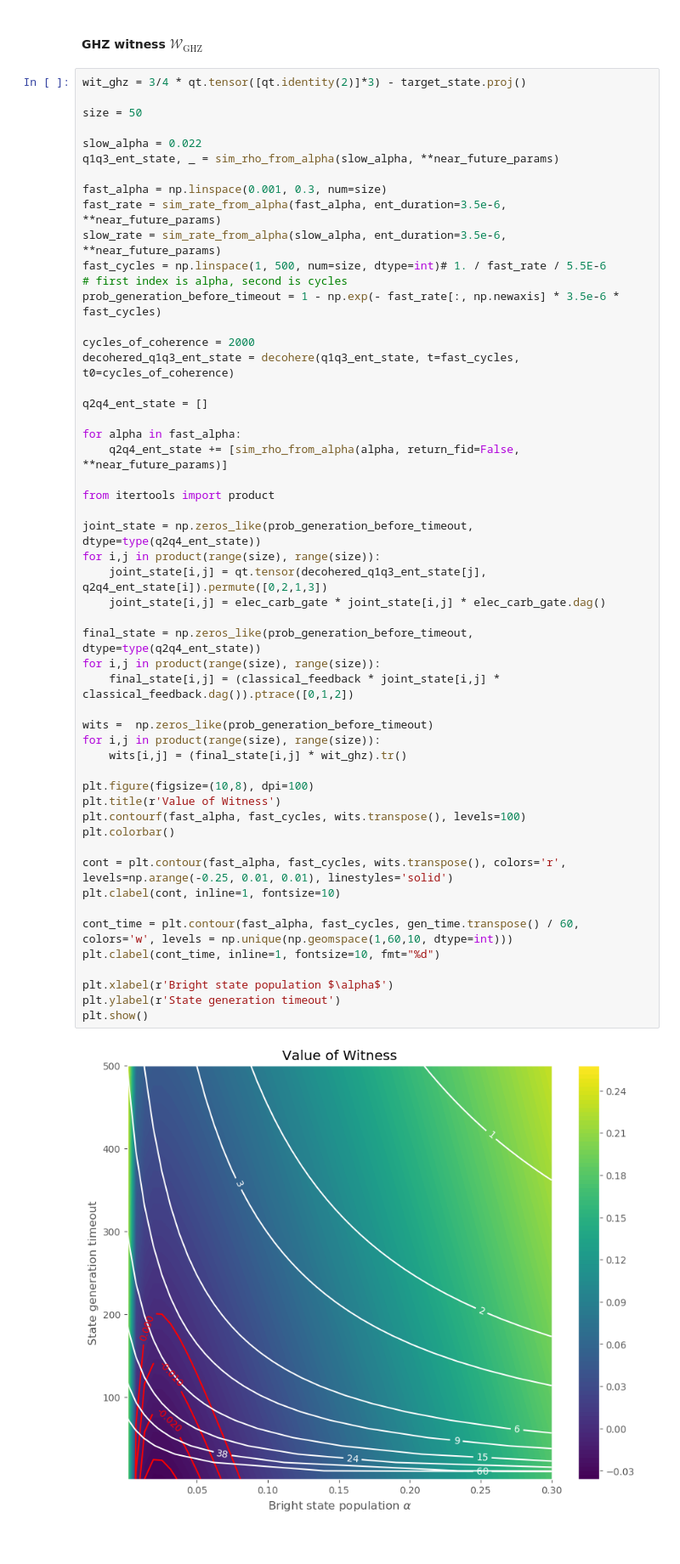
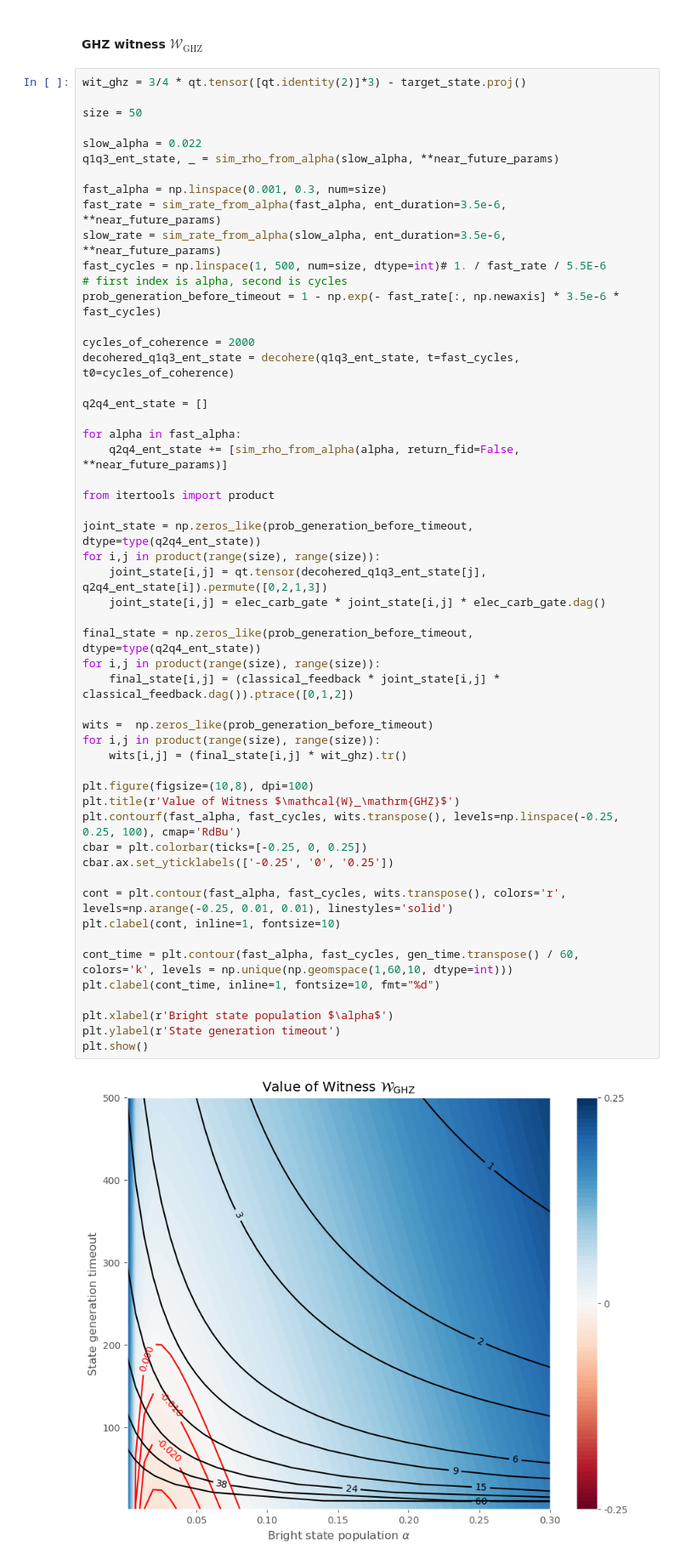
Before and after one commit to matpompili/go-nogo, a Jupyter notebook: Proposal.ipynb, the cells around one changed output. Shown at 85% size. Drawn from its saved outputs; the diff is of its cells as text.

Commit message:
updated colormap for witness plot

```diff
--- a/Proposal.ipynb
+++ b/Proposal.ipynb
@@ -546,35 +546,36 @@ q2q4_ent_state = []
 
 for alpha in fast_alpha:
     q2q4_ent_state += [sim_rho_from_alpha(alpha, return_fid=False, **near_future_params)]
 
 from itertools import product
 
 joint_state = np.zeros_like(prob_generation_before_timeout, dtype=type(q2q4_ent_state))
 for i,j in product(range(size), range(size)):
     joint_state[i,j] = qt.tensor(decohered_q1q3_ent_state[j], q2q4_ent_state[i]).permute([0,2,1,3])
     joint_state[i,j] = elec_carb_gate * joint_state[i,j] * elec_carb_gate.dag()
 
 final_state = np.zeros_like(prob_generation_before_timeout, dtype=type(q2q4_ent_state))
 for i,j in product(range(size), range(size)):
     final_state[i,j] = (classical_feedback * joint_state[i,j] * classical_feedback.dag()).ptrace([0,1,2])
 
 wits =  np.zeros_like(prob_generation_before_timeout)
 for i,j in product(range(size), range(size)):
     wits[i,j] = (final_state[i,j] * wit_ghz).tr()
 
 plt.figure(figsize=(10,8), dpi=100)
-plt.title(r'Value of Witness')
-plt.contourf(fast_alpha, fast_cycles, wits.transpose(), levels=100)
-plt.colorbar()
+plt.title(r'Value of Witness $\mathcal{W}_\mathrm{GHZ}$')
+plt.contourf(fast_alpha, fast_cycles, wits.transpose(), levels=np.linspace(-0.25, 0.25, 100), cmap='RdBu')
+cbar = plt.colorbar(ticks=[-0.25, 0, 0.25])
+cbar.ax.set_yticklabels(['-0.25', '0', '0.25'])
 
 cont = plt.contour(fast_alpha, fast_cycles, wits.transpose(), colors='r', levels=np.arange(-0.25, 0.01, 0.01), linestyles='solid')
 plt.clabel(cont, inline=1, fontsize=10)
 
-cont_time = plt.contour(fast_alpha, fast_cycles, gen_time.transpose() / 60, colors='w', levels = np.unique(np.geomspace(1,60,10, dtype=int)))
+cont_time = plt.contour(fast_alpha, fast_cycles, gen_time.transpose() / 60, colors='k', levels = np.unique(np.geomspace(1,60,10, dtype=int)))
 plt.clabel(cont_time, inline=1, fontsize=10, fmt="%d")
 
 plt.xlabel(r'Bright state population $\alpha$')
 plt.ylabel(r'State generation timeout')
 plt.show()
 # %% [output]
-[figure, old version]
+[figure, new version]
```
